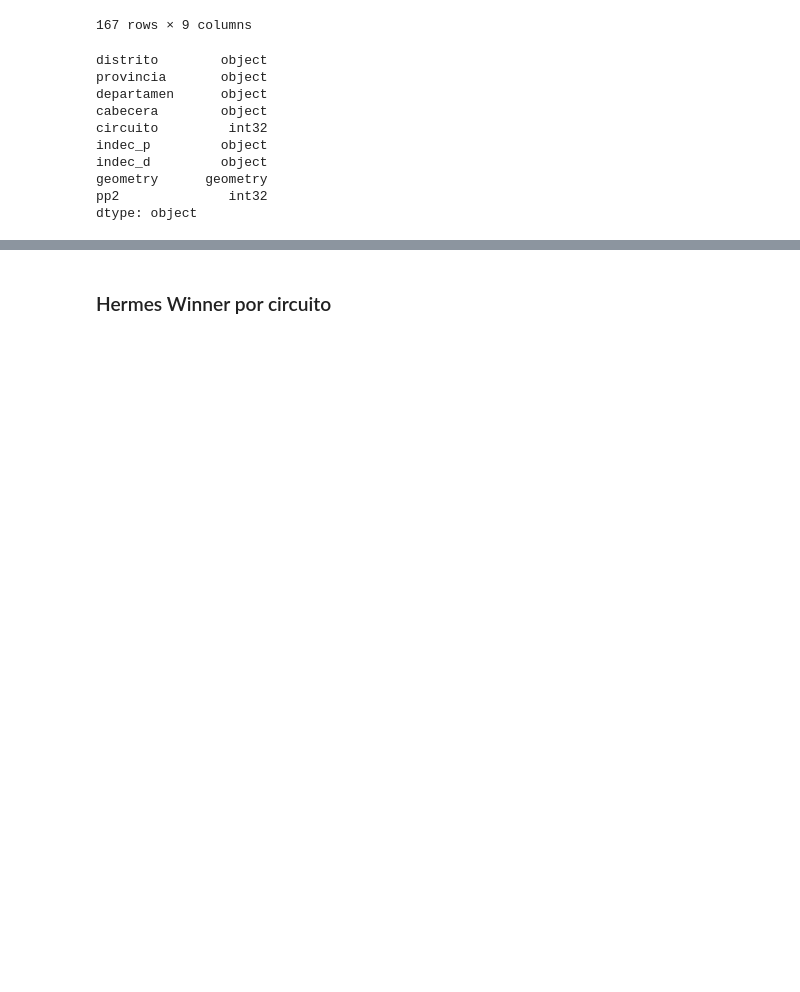
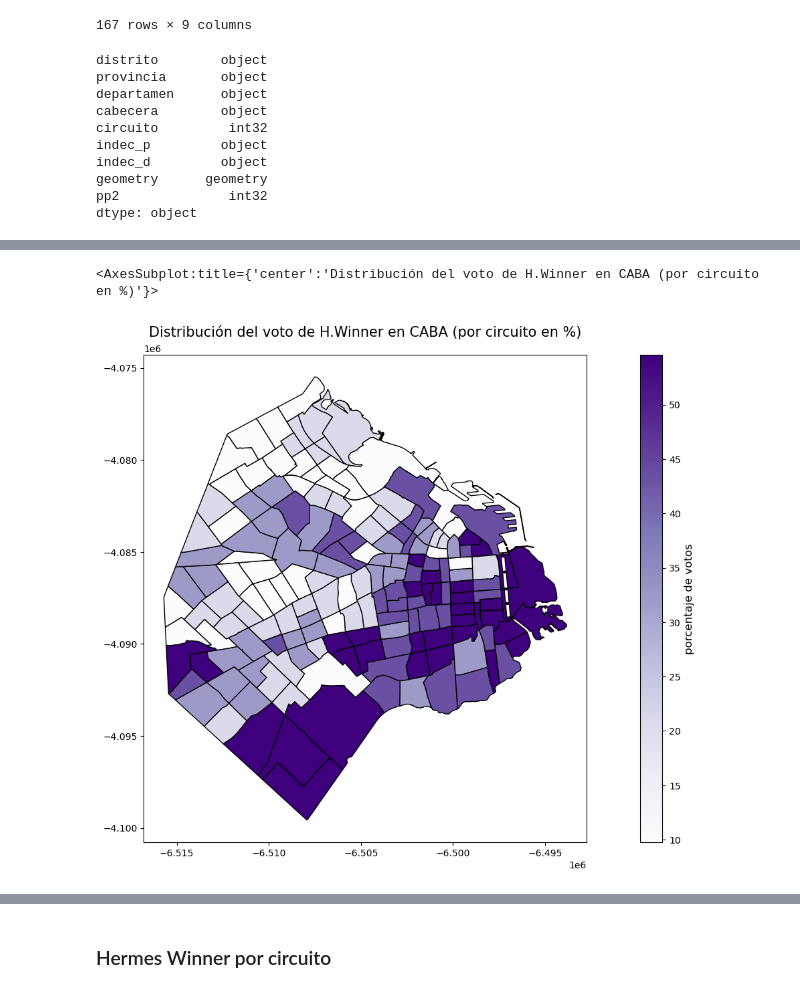
Before and after one commit to JocMB/MET4OP---Trabajo-Final, a Jupyter notebook: mapas_partidosxcircuito.ipynb, the cells around one changed output, grey strips where cells are left out. Cells and saved outputs as stored; diff of their text form; code cells hidden in the pictures; blank space fills up the shorter version.

Commit message:
actualización por porcentaje

```diff
--- a/mapas_partidosxcircuito.ipynb
+++ b/mapas_partidosxcircuito.ipynb
@@ -2,7 +2,7 @@
 import pandas as pd, matplotlib.pyplot as plt, geopandas as gpd, contextily as ctx, numpy as np
 # %%
 caba = gpd.read_file(
-    r"C:\Users\leand_5odr3v\Desktop\rocio python\Data met4op\simulacion\geo\CABA.shp")
+    r"C:\Users\josef\Desktop\Hermes Winner\BB.DD\CABA.shp")
 # %%
 caba.head()
 # %% [output]
@@ -137,3 +137,8 @@ indec_d         object
 geometry      geometry
 pp2              int32
 dtype: object
+# %%
+voto_circuito = pd.read_csv(r'C:\Users\josef\Desktop\Hermes Winner\voto_circuito.csv')
+porcentaje_pp2 = voto_circuito.drop(['Unnamed: 0',	'Unnamed: 0.1',	'Unnamed: 0.2', 'pp2', 'pp1', 'pp3', 'pp4', 'nv', 'suma_votos', 'geometry'], axis=1)
+porcentaje_merge = pd.merge(caba, porcentaje_pp2, on='circuito', how='inner')
+porcentaje_merge
@@ -139,0 +159,15 @@ dtype: object
+# %%
+fig, ax = plt.subplots(figsize=(10, 10))
+ax.set_title('Distribución del voto de H.Winner en CABA (por circuito en %)', pad = 20,fontdict={'fontsize':15})
+from mpl_toolkits.axes_grid1 import make_axes_locatable
+min_p = min(porcentaje_merge['Porcentaje PP2'])
+max_p = max(porcentaje_merge['Porcentaje PP2'])
+bar = plt.cm.ScalarMappable(cmap='Purples', norm=plt.Normalize(vmin = min_p , vmax=max_p))
+divider = make_axes_locatable(ax)
+cax = divider.append_axes("right", size="5%", pad=0.8)
+cbar = fig.colorbar(bar, cax=cax)
+cbar.set_label('porcentaje de votos', fontsize = 12)
+porcentaje_merge.plot(column='Porcentaje PP2', scheme='quantiles', figsize=(10, 10), ax=ax, cax=cax, edgecolor="k", cmap='Purples')
+# %% [output]
+<AxesSubplot:title={'center':'Distribución del voto de H.Winner en CABA (por circuito en %)'}>
+[figure, added]
```
Also changed, not shown: parts of 16 cells of this notebook.
